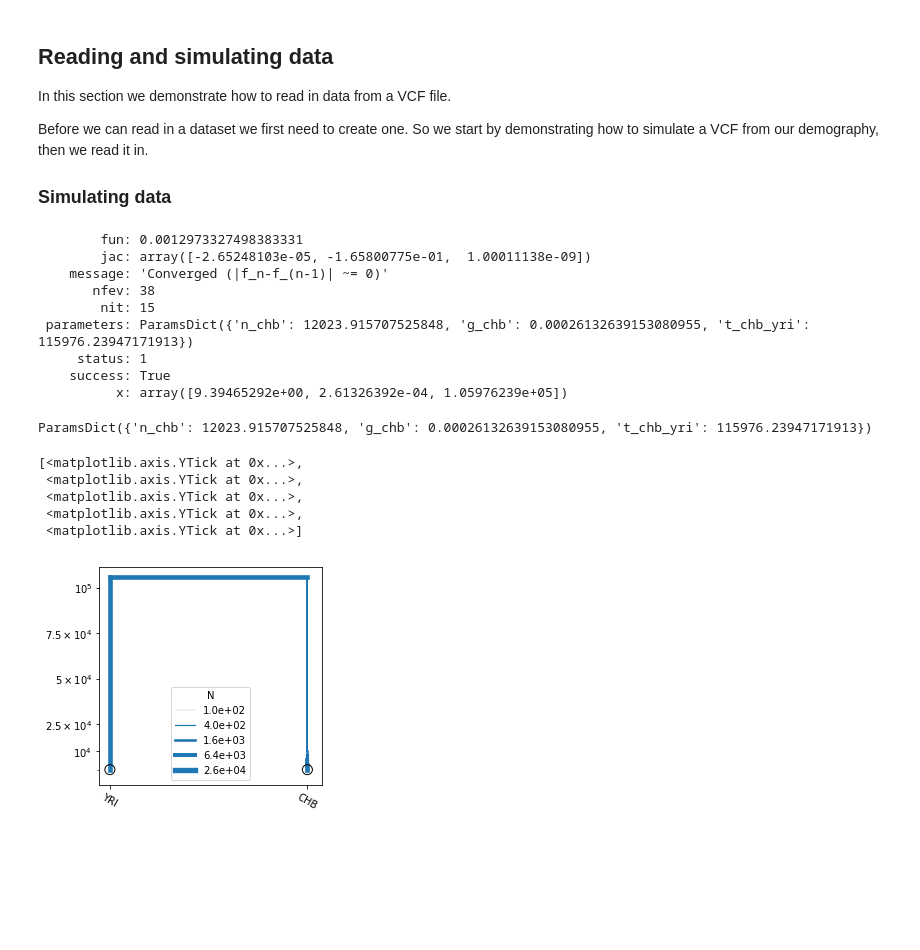
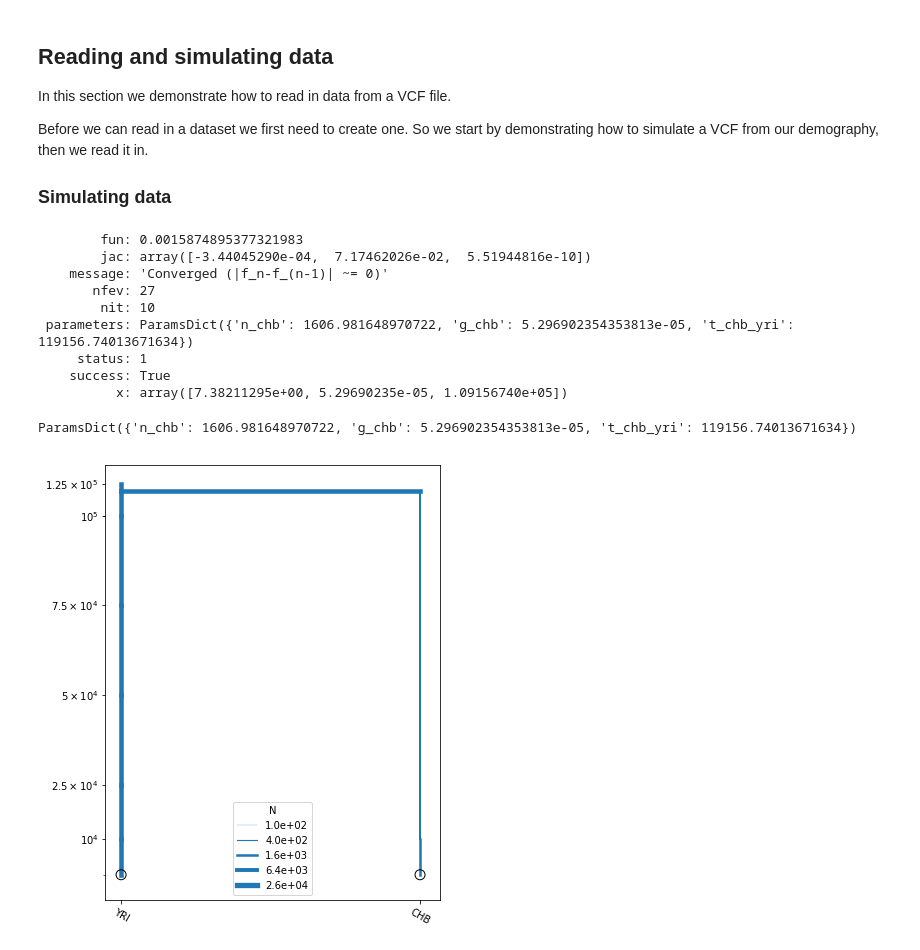
Before and after one commit to popgenmethods/momi2, a Jupyter notebook: examples/tutorial.ipynb, the cells around one changed output. Cells and saved outputs as stored; diff of their text form; code cells hidden in the pictures; blank space fills up the shorter version.

Commit message:
changes to documentation; randomize flag in set_params()

```diff
--- a/examples/tutorial.ipynb
+++ b/examples/tutorial.ipynb
@@ -159,7 +159,7 @@ assert data == data2
 ## INFERENCE
 
 ## create a new model
-model2 = momi.demographic_model(default_N=1.2e4, gen_time=29)
+model2 = momi.DemographicModel(N_e=1.2e4, gen_time=29)
 
 ## set the data
 model2.set_data(data,
@@ -189,31 +189,24 @@ model2.move_lineages("CHB", "YRI", t="t_chb_yri")
 #model2.optimize(method="L-BFGS-B")
 model2.optimize(method="TNC")
 # %% [output]
-        fun: 0.0012973327498383331
-        jac: array([-2.65248103e-05, -1.65800775e-01,  1.00011138e-09])
+        fun: 0.0015874895377321983
+        jac: array([-3.44045290e-04,  7.17462026e-02,  5.51944816e-10])
     message: 'Converged (|f_n-f_(n-1)| ~= 0)'
-       nfev: 38
-        nit: 15
- parameters: ParamsDict({'n_chb': 12023.915707525848, 'g_chb': 0.00026132639153080955, 't_chb_yri': 115976.23947171913})
+       nfev: 27
+        nit: 10
+ parameters: ParamsDict({'n_chb': 1606.981648970722, 'g_chb': 5.296902354353813e-05, 't_chb_yri': 119156.74013671634})
      status: 1
     success: True
-          x: array([9.39465292e+00, 2.61326392e-04, 1.05976239e+05])
+          x: array([7.38211295e+00, 5.29690235e-05, 1.09156740e+05])
 # %%
 print(model2.get_params())
 # %% [output]
-ParamsDict({'n_chb': 12023.915707525848, 'g_chb': 0.00026132639153080955, 't_chb_yri': 115976.23947171913})
+ParamsDict({'n_chb': 1606.981648970722, 'g_chb': 5.296902354353813e-05, 't_chb_yri': 119156.74013671634})
 # %%
 # plot the model
-plt.figure(figsize=(4,4))
-model2.draw(["YRI", "CHB"], linthreshy=1e5)
-plt.gca().set_yticks([1e4, 2.5e4, 5e4, 7.5e4, 1e5])
+model2.draw(["YRI", "CHB"], figsize=(6,8), linthreshy=1e5, yticks=[1e4, 2.5e4, 5e4, 7.5e4, 1e5, 1.25e5])
 # %% [output]
-[<matplotlib.axis.YTick at 0x...>,
- <matplotlib.axis.YTick at 0x...>,
- <matplotlib.axis.YTick at 0x...>,
- <matplotlib.axis.YTick at 0x...>,
- <matplotlib.axis.YTick at 0x...>]
-[figure, old version]
+[figure, new version]
 # %%
 ## add NEA to the model
 
```
Also changed, not shown: parts of 13 cells of this notebook, 2 other files.
